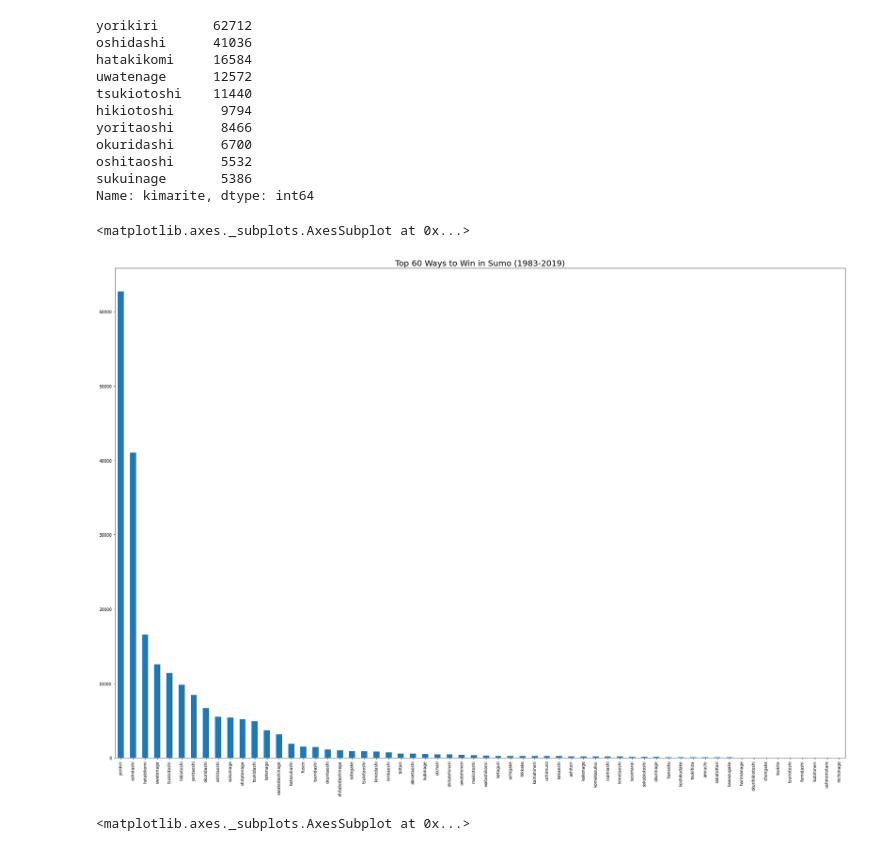
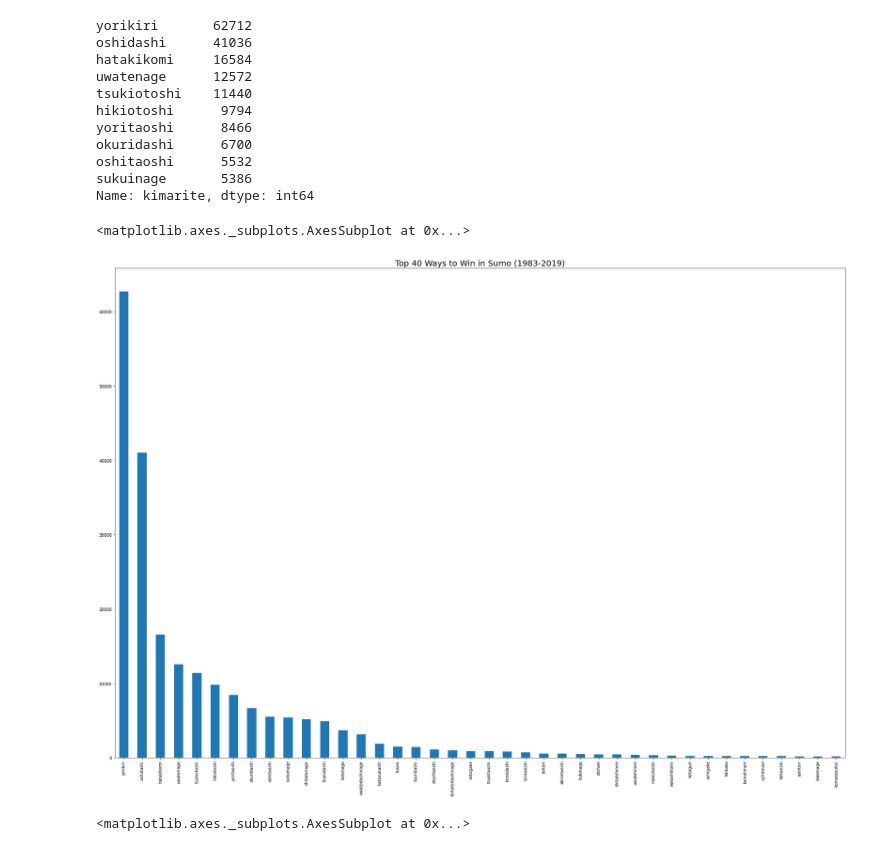
Before and after one commit to Colsai/small_projects, a Jupyter notebook: Sumo_History.ipynb, the cells around one changed output. Cells and saved outputs as stored; diff of their text form; code cells hidden in the pictures.

```diff
--- a/Sumo_History.ipynb
+++ b/Sumo_History.ipynb
@@ -194,6 +179,12 @@ Rikishi Ranks (in order)
 # %% [markdown]
 These didn't really seem to go well. How about...
 http://www.sumotalk.com/structure.htm
+# %%
+def strip_non_num(a_string):
+    numeric_filter = filter(str.isdigit, a_string)
+    numeric_string = "".join(numeric_filter)
+
+    return(numeric_string)
 # %%
 #Let's recode the rikishi ranks as back to original names
 
@@ -202,6 +193,8 @@ unknown = []
 
 sumo_rank_all = []
 sumo_num_rank = []
+sumo_side = []
+sumo_rank_pos = []
 
 for wrestler in full_df['rikishi1_rank']:
     if "Y" in wrestler:
@@ -221,6 +214,10 @@ for wrestler in full_df['rikishi1_rank']:
         sumo_num_rank.append(4)
 
     elif "Ms" in wrestler:
+        sumo_rank_all.append("Makushita")
+        sumo_num_rank.append(7)
+
+    elif "M" in wrestler:
         sumo_rank_all.append("Maegashira")
         sumo_num_rank.append(5)
 
@@ -231,7 +228,16 @@ for wrestler in full_df['rikishi1_rank']:
     else:
         sumo_rank_all.append("Unknown")
         sumo_num_rank.append(0)
+
+    if "e" in wrestler:
+        sumo_side.append("e")
+    else:
+        sumo_side.append("w")
+
+    sumo_rank_pos.append(strip_non_num(wrestler))
 # %%
 full_df.insert(5, "sumo_rank", sumo_rank_all)
 full_df.insert(6, "sumo_num_rank", sumo_num_rank)
+full_df.insert(8, "sumo_rank_pos", sumo_rank_pos)
+full_df.insert(9, "sumo_side", sumo_side)
 # %%
@@ -282,17 +294,18 @@ sukuinage       5386
 Name: kimarite, dtype: int64
 # %%
 #explode = (0.1, 0.1, .01, .01, .01, .01, .01, .01, .01, .01)
-num_kinds = 60
+num_kinds = 40
 font_size = round((num_kinds * .5) + 8, 0)
 
 plt.figure(figsize=(32,22))
 plt.title(f"Top {num_kinds} Ways to Win in Sumo (1983-2019)", size = 20)
 plt.xscale("linear")
+plt.yscale("linear")
 
 win_types.head(num_kinds).plot(kind="bar")
 # %% [output]
 <matplotlib.axes._subplots.AxesSubplot at 0x...>
-[figure, old version]
+[figure, new version]
 # %%
 #As a Pie Chart Visalization
 explode = []
```
Also changed, not shown: parts of 23 cells of this notebook.
